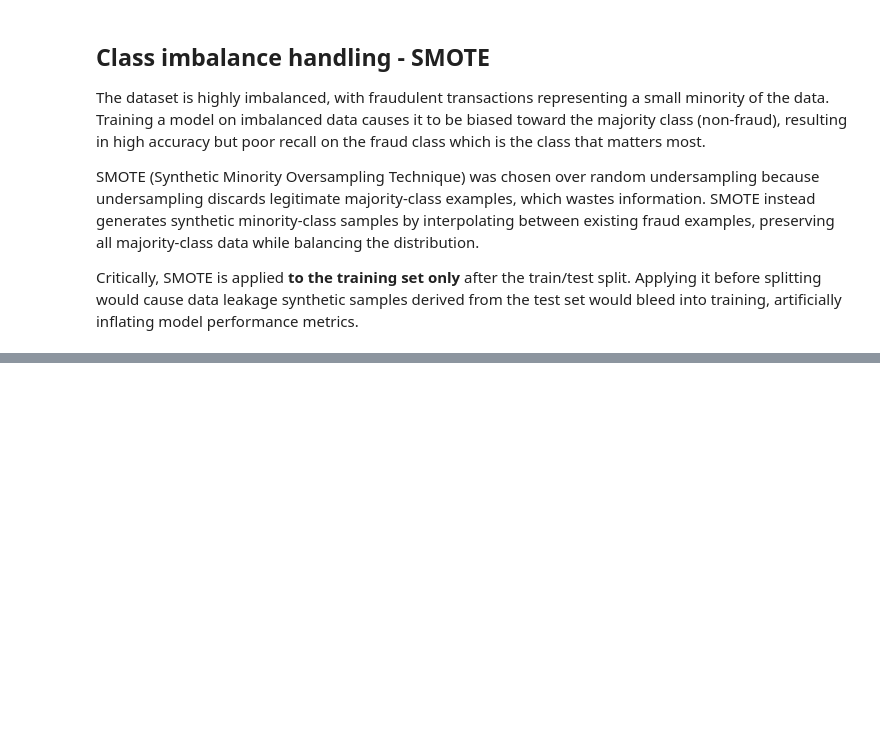
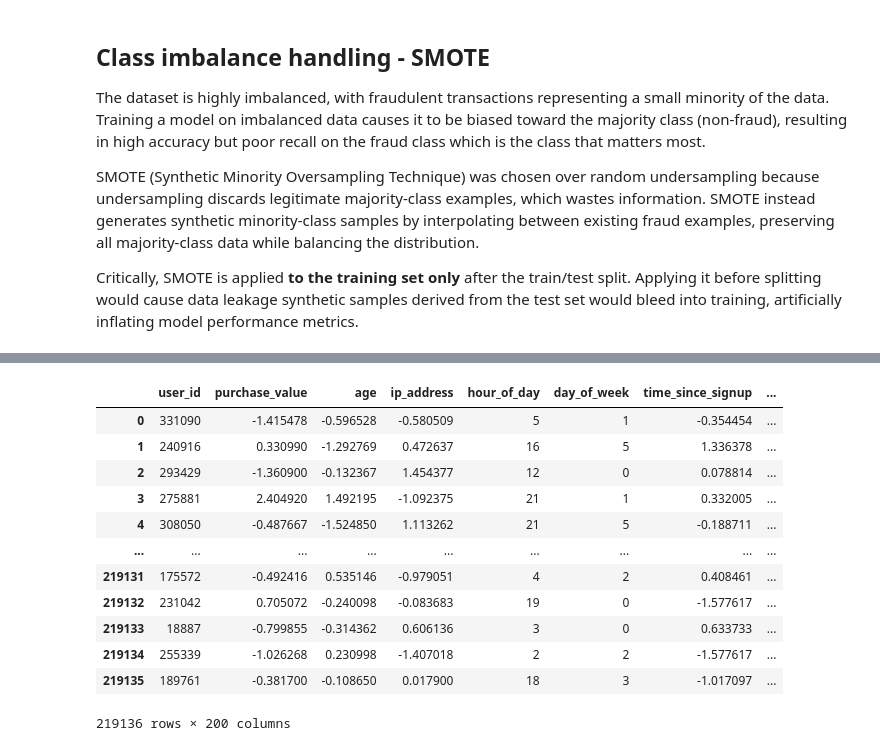
Before and after one commit to soliana-k/fraud-detection, a Jupyter notebook: notebooks/eda_fraud.ipynb, the cells around one changed output, grey strips where cells are left out. Drawn from its saved outputs; the diff is of its cells as text; code cells hidden in the pictures; blank space fills up the shorter version.

```diff
--- a/notebooks/eda_fraud.ipynb
+++ b/notebooks/eda_fraud.ipynb
@@ -113,0 +191,16 @@ weighted avg       0.88      0.65      0.72     30223
+# %%
+X_train
+# %% [output]
+|  | user_id | purchase_value | age | ip_address | hour_of_day | day_of_week | time_since_signup | ... |
+| 0 | 331090 | -1.415478 | -0.596528 | -0.580509 | 5 | 1 | -0.354454 | ... |
+| 1 | 240916 | 0.330990 | -1.292769 | 0.472637 | 16 | 5 | 1.336378 | ... |
+| 2 | 293429 | -1.360900 | -0.132367 | 1.454377 | 12 | 0 | 0.078814 | ... |
+| 3 | 275881 | 2.404920 | 1.492195 | -1.092375 | 21 | 1 | 0.332005 | ... |
+| 4 | 308050 | -0.487667 | -1.524850 | 1.113262 | 21 | 5 | -0.188711 | ... |
+| ... | ... | ... | ... | ... | ... | ... | ... | ... |
+| 219131 | 175572 | -0.492416 | 0.535146 | -0.979051 | 4 | 2 | 0.408461 | ... |
+| 219132 | 231042 | 0.705072 | -0.240098 | -0.083683 | 19 | 0 | -1.577617 | ... |
+| 219133 | 18887 | -0.799855 | -0.314362 | 0.606136 | 3 | 0 | 0.633733 | ... |
+| 219134 | 255339 | -1.026268 | 0.230998 | -1.407018 | 2 | 2 | -1.577617 | ... |
+| 219135 | 189761 | -0.381700 | -0.108650 | 0.017900 | 18 | 3 | -1.017097 | ... |
+219136 rows × 200 columns
```
Also changed, not shown: parts of 5 cells of this notebook, 1 other file.
